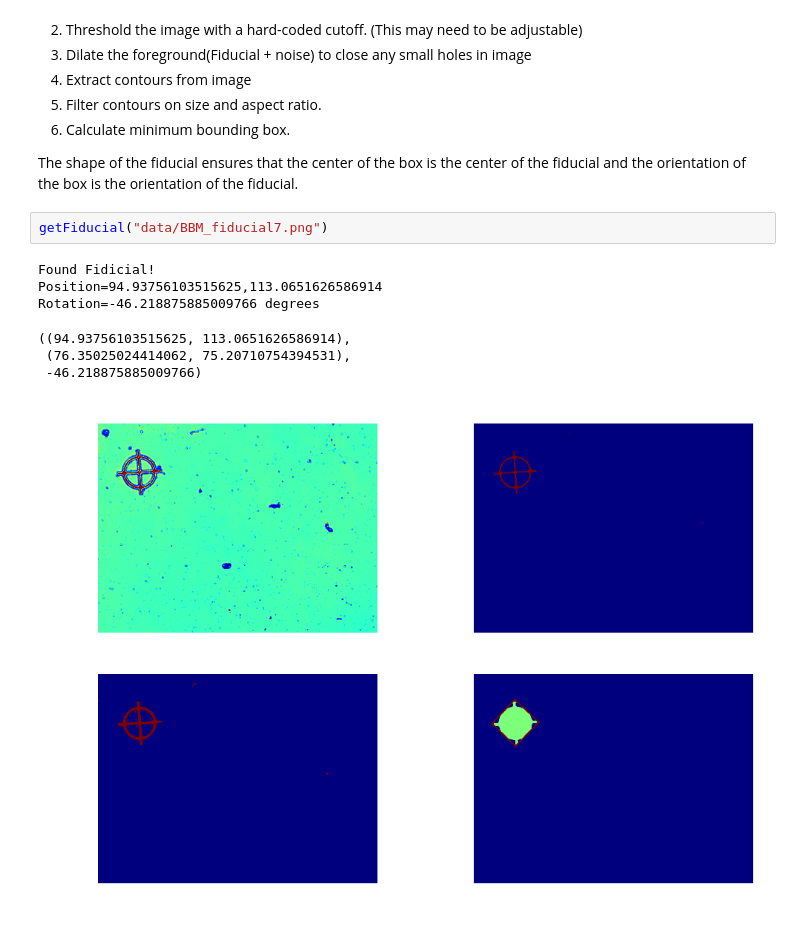
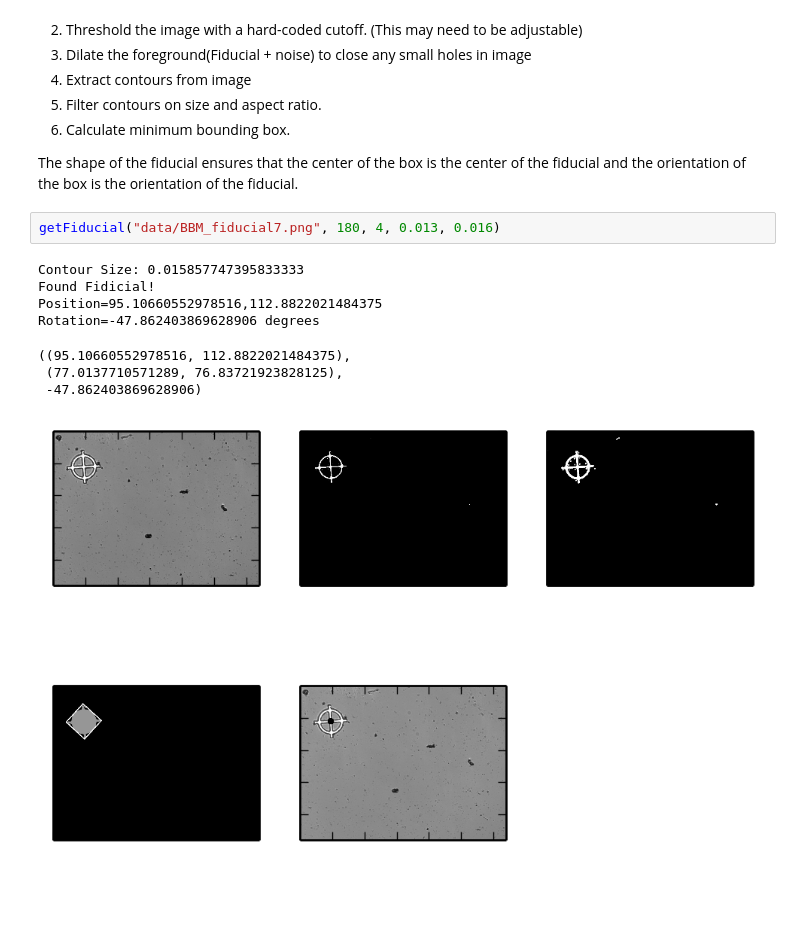
Before and after one commit to egmont7/Small, a Jupyter notebook: Fiducial_Recognition.ipynb, the cells around one changed output. Drawn from its saved outputs; the diff is of its cells as text; blank space fills up the shorter version.

Commit message:
Update Fiducial_Recognition with function flexability and ability to do HDI fiducials

```diff
--- a/Fiducial_Recognition.ipynb
+++ b/Fiducial_Recognition.ipynb
@@ -84,12 +96,13 @@ The procedure is essentially the following:
 
 The shape of the fiducial ensures that the center of the box is the center of the fiducial and the orientation of the box is the orientation of the fiducial.
 # %%
-getFiducial("data/BBM_fiducial7.png")
+getFiducial("data/BBM_fiducial7.png", 180, 4, 0.013, 0.016)
 # %% [output]
+Contour Size: 0.015857747395833333
 Found Fidicial!
-Position=94.93756103515625,113.0651626586914
-Rotation=-46.218875885009766 degrees
+Position=95.10660552978516,112.8822021484375
+Rotation=-47.862403869628906 degrees
-((94.93756103515625, 113.0651626586914),
- (76.35025024414062, 75.20710754394531),
- -46.218875885009766)
+((95.10660552978516, 112.8822021484375),
+ (77.0137710571289, 76.83721923828125),
+ -47.862403869628906)
-[figure, old version]
+[figure, new version]
```
Also changed, not shown: parts of 4 cells of this notebook.
